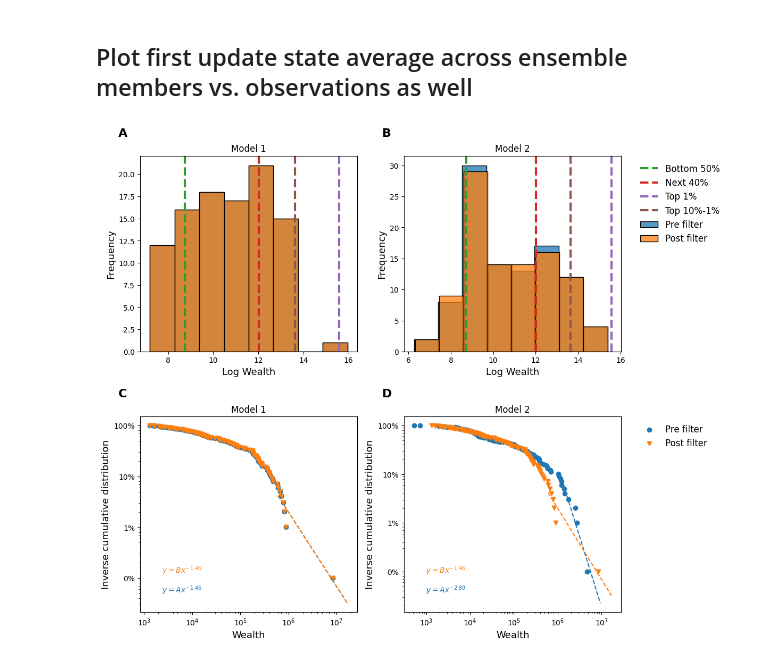
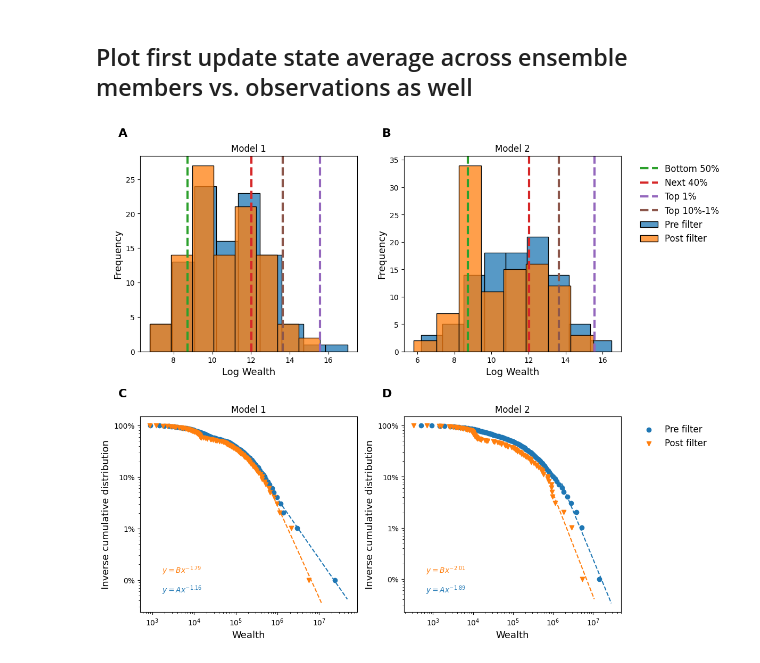
Before and after one commit to yannickoswald/real_time_ineq_abm, a Jupyter notebook: rtabm/experiment1_jupyter.ipynb, the cells around one changed output. Saved outputs shown, nothing was run; the diff lists cells and outputs as text; code cells hidden in the pictures.

```diff
--- a/rtabm/experiment1_jupyter.ipynb
+++ b/rtabm/experiment1_jupyter.ipynb
@@ -536,7 +518,7 @@ ax3.yaxis.set_major_formatter(mtick.PercentFormatter(1.0))
 
 # Plot the non log wealth as inverse cumulative distribution
 values_model2_pre_update = np.sort(result_df_avg_model2[result_df_avg_model2['time_step'] == 30]['average_wealth'])
-values_model2_post_update = np.sort(result_df_avg[result_df_avg['time_step'] == 31]['average_wealth'])
+values_model2_post_update = np.sort(result_df_avg_model2[result_df_avg_model2['time_step'] == 31]['average_wealth'])
 # make cumulative percentiles of values
 percentiles = np.linspace(0, 100, len(values_model2_pre_update))/100
 
@@ -564,14 +546,14 @@ last7 = values_model1_pre_update[-7:]
 # last 7 percentiles
 inv_cumulative_last7 = inv_cumulative[-7:]
 # make linear fit of last7 as x and percentiles_last7 as y
-slope, intercept = np.polyfit(np.log(last7), np.log(inv_cumulative_last7), 1)
+slope0, intercept0 = np.polyfit(np.log(last7), np.log(inv_cumulative_last7), 1)
 # make power law fit with the slope and intercept
 # Create dummy data using the min of last7 and max of last7 times 2
 x_dummy = np.linspace(min(last7), max(last7) * 2, 100)
-power_law = np.exp(slope*np.log(x_dummy) + intercept)
+power_law = np.exp(slope0*np.log(x_dummy) + intercept0)
 ax3.plot(x_dummy, power_law, label='Power law fit', color='tab:blue', linestyle='--')
 # plot equation lower left corner of ax3
-ax3.text(0.1, 0.1, f'$y = Ax^{{{slope:.2f}}}$', transform=ax3.transAxes, color='tab:blue')
+ax3.text(0.1, 0.1, f'$y = Ax^{{{slope0:.2f}}}$', transform=ax3.transAxes, color='tab:blue')
 
 
 # do fit for the  values_model1_post_update
@@ -579,43 +561,43 @@ last7 = values_model1_post_update[-7:]
 # last 7 percentiles
 inv_cumulative_last7 = inv_cumulative[-7:]
 # make linear fit of last7 as x and percentiles_last7 as y
-slope, intercept = np.polyfit(np.log(last7), np.log(inv_cumulative_last7), 1)
+slope1, intercept1 = np.polyfit(np.log(last7), np.log(inv_cumulative_last7), 1)
 # make power law fit with the slope and intercept
 x_dummy = np.linspace(min(last7), max(last7) * 2, 100)
-power_law = np.exp(slope*np.log(x_dummy) + intercept)
+power_law = np.exp(slope1*np.log(x_dummy) + intercept1)
 ax3.plot(x_dummy, power_law, label='Power law fit', color='tab:orange', linestyle='--')
 # plot equation lower left corner of ax3
-ax3.text(0.1, 0.2, f'$y = Bx^{{{slope:.2f}}}$', transform=ax3.transAxes, color='tab:orange')
+ax3.text(0.1, 0.2, f'$y = Bx^{{{slope1:.2f}}}$', transform=ax3.transAxes, color='tab:orange')
 
 # do the fit for the model 2 values_model2_pre_update
 last7 = values_model2_pre_update[-7:]
 # last 7 percentiles
 inv_cumulative_last7 = inv_cumulative[-7:]
 # make linear fit of last7 as x and percentiles_last7 as y
-slope, intercept = np.polyfit(np.log(last7), np.log(inv_cumulative_last7), 1)
+slope2, intercept2 = np.polyfit(np.log(last7), np.log(inv_cumulative_last7), 1)
 # make power law fit with the slope and intercept
 x_dummy = np.linspace(min(last7), max(last7) * 2, 100)
-power_law = np.exp(slope*np.log(x_dummy) + intercept)
+power_law = np.exp(slope2*np.log(x_dummy) + intercept2)
 ax4.plot(x_dummy, power_law, label='Power law fit', color='tab:blue', linestyle='--')
 # plot equation lower left corner of ax3
-ax4.text(0.1, 0.1, f'$y = Ax^{{{slope:.2f}}}$', transform=ax4.transAxes, color='tab:blue')
+ax4.text(0.1, 0.1, f'$y = Ax^{{{slope2:.2f}}}$', transform=ax4.transAxes, color='tab:blue')
 
 
 # do fit for the  values_model2_post_update
 last7 = values_model2_post_update[-7:]
 # last 7 percentiles
 inv_cumulative_last7 = inv_cumulative[-7:]
 # make linear fit of last7 as x and percentiles_last7 as y
-slope, intercept = np.polyfit(np.log(last7), np.log(inv_cumulative_last7), 1)
+slope3, intercept3 = np.polyfit(np.log(last7), np.log(inv_cumulative_last7), 1)
 # make power law fit with the slope and intercept
 x_dummy = np.linspace(min(last7), max(last7) * 2, 100)
-power_law = np.exp(slope*np.log(x_dummy) + intercept)
+power_law = np.exp(slope3*np.log(x_dummy) + intercept3)
 ax4.plot(x_dummy, power_law, label='Power law fit', color='tab:orange', linestyle='--')
 # plot equation lower left corner of ax4
-ax4.text(0.1, 0.2, f'$y = Bx^{{{slope:.2f}}}$', transform=ax4.transAxes, color='tab:orange')
+ax4.text(0.1, 0.2, f'$y = Bx^{{{slope3:.2f}}}$', transform=ax4.transAxes, color='tab:orange')
 
 plt.tight_layout()
 
 plt.savefig('fig5.png', dpi=300)
 # %% [output]
-[figure, old version]
+[figure, new version]
```
Also changed, not shown: parts of 5 cells of this notebook, 3 other files.
